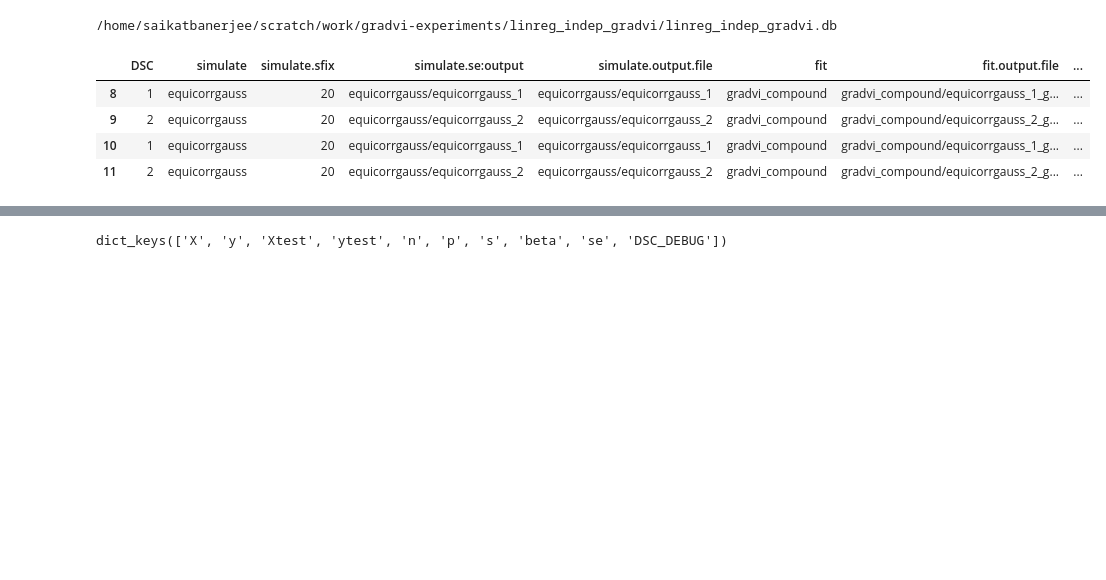
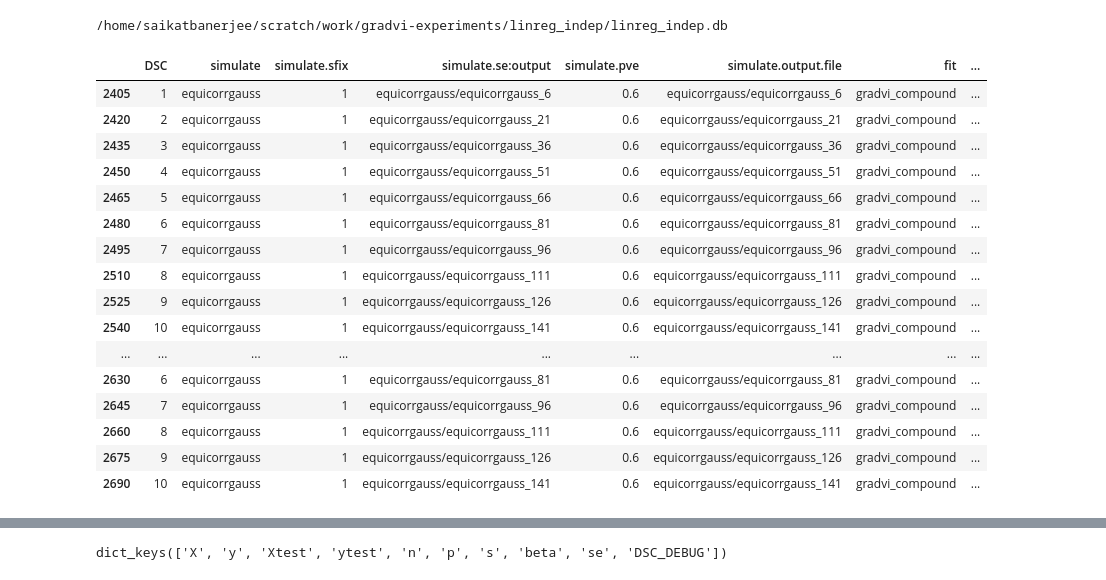
Before and after one commit to banskt/gradvi-experiments, a Jupyter notebook: analysis/dsc_output_gradvi_compound.ipynb, the cells around one changed output, grey strips where cells are left out. Saved outputs shown, nothing was run; the diff lists cells and outputs as text; code cells hidden in the pictures; blank space fills up the shorter version.

```diff
--- a/analysis/dsc_output_gradvi_compound.ipynb
+++ b/analysis/dsc_output_gradvi_compound.ipynb
@@ -25,12 +25,12 @@ def stratify_dfcols(df, condition_list):
         df = stratify_dfcol(df, colname, value)
     return df
 # %%
-dsc_output = "/home/saikatbanerjee/scratch/work/gradvi-experiments/linreg_indep_gradvi"
+dsc_output = "/home/saikatbanerjee/scratch/work/gradvi-experiments/linreg_indep"
 # %%
 db = os.path.join(dsc_output, os.path.basename(os.path.normpath(dsc_output)) + ".db")
 print(db)
 # %% [output]
-/home/saikatbanerjee/scratch/work/gradvi-experiments/linreg_indep_gradvi/linreg_indep_gradvi.db
+/home/saikatbanerjee/scratch/work/gradvi-experiments/linreg_indep/linreg_indep.db
 # %%
 '''
 Target can be any module name, group name
@@ -39,22 +39,34 @@ There are two groups of methods, one of them
 needs to be force removed during query (groups = ["fit_cpt:"])
 '''
 
-target = ["simulate", "simulate.sfix", "fit", "mse.err", "simulate.se", "coef_mse.err"]
+target = ["simulate", "simulate.sfix", "simulate.pve", "fit", "mse.err", "simulate.se", "coef_mse.err"]
 #condition = ["simulate.sfix == 2", "simulate.signal == 'normal'", "simulate.dims == '(50, 200)'"]
 #groups = ["fit_cpt:"]
 condition = [""]
 # %%
 qp = dscQP(db, target, condition)
 qp_df = qp.output_table
 #qp_df
-df_gv   = stratify_dfcols(qp_df, [('simulate.sfix', 20), ('fit', 'gradvi_compound')])
-df_cavi = stratify_dfcols(qp_df, [('simulate.sfix', 20), ('fit', 'mr_ash')])
+df_gv   = stratify_dfcols(qp_df, [('simulate.sfix', 1), ("simulate.pve", 0.6), ('fit', 'gradvi_compound')])
+df_cavi = stratify_dfcols(qp_df, [('simulate.sfix', 1), ("simulate.pve", 0.6), ('fit', 'mr_ash')])
 
 df_gv
 # %% [output]
-|  | DSC | simulate | simulate.sfix | simulate.se:output | simulate.output.file | fit | fit.output.file | ... |
-| 8 | 1 | equicorrgauss | 20 | equicorrgauss/equicorrgauss_1 | equicorrgauss/equicorrgauss_1 | gradvi_compound | gradvi_compound/equicorrgauss_1_g... | ... |
-| 9 | 2 | equicorrgauss | 20 | equicorrgauss/equicorrgauss_2 | equicorrgauss/equicorrgauss_2 | gradvi_compound | gradvi_compound/equicorrgauss_2_g... | ... |
-| 10 | 1 | equicorrgauss | 20 | equicorrgauss/equicorrgauss_1 | equicorrgauss/equicorrgauss_1 | gradvi_compound | gradvi_compound/equicorrgauss_1_g... | ... |
-| 11 | 2 | equicorrgauss | 20 | equicorrgauss/equicorrgauss_2 | equicorrgauss/equicorrgauss_2 | gradvi_compound | gradvi_compound/equicorrgauss_2_g... | ... |
+|  | DSC | simulate | simulate.sfix | simulate.se:output | simulate.pve | simulate.output.file | fit | ... |
+| 2405 | 1 | equicorrgauss | 1 | equicorrgauss/equicorrgauss_6 | 0.6 | equicorrgauss/equicorrgauss_6 | gradvi_compound | ... |
+| 2420 | 2 | equicorrgauss | 1 | equicorrgauss/equicorrgauss_21 | 0.6 | equicorrgauss/equicorrgauss_21 | gradvi_compound | ... |
+| 2435 | 3 | equicorrgauss | 1 | equicorrgauss/equicorrgauss_36 | 0.6 | equicorrgauss/equicorrgauss_36 | gradvi_compound | ... |
+| 2450 | 4 | equicorrgauss | 1 | equicorrgauss/equicorrgauss_51 | 0.6 | equicorrgauss/equicorrgauss_51 | gradvi_compound | ... |
+| 2465 | 5 | equicorrgauss | 1 | equicorrgauss/equicorrgauss_66 | 0.6 | equicorrgauss/equicorrgauss_66 | gradvi_compound | ... |
+| 2480 | 6 | equicorrgauss | 1 | equicorrgauss/equicorrgauss_81 | 0.6 | equicorrgauss/equicorrgauss_81 | gradvi_compound | ... |
+| 2495 | 7 | equicorrgauss | 1 | equicorrgauss/equicorrgauss_96 | 0.6 | equicorrgauss/equicorrgauss_96 | gradvi_compound | ... |
+| 2510 | 8 | equicorrgauss | 1 | equicorrgauss/equicorrgauss_111 | 0.6 | equicorrgauss/equicorrgauss_111 | gradvi_compound | ... |
+| 2525 | 9 | equicorrgauss | 1 | equicorrgauss/equicorrgauss_126 | 0.6 | equicorrgauss/equicorrgauss_126 | gradvi_compound | ... |
+| 2540 | 10 | equicorrgauss | 1 | equicorrgauss/equicorrgauss_141 | 0.6 | equicorrgauss/equicorrgauss_141 | gradvi_compound | ... |
+| ... | ... | ... | ... | ... | ... | ... | ... | ... |
+| 2630 | 6 | equicorrgauss | 1 | equicorrgauss/equicorrgauss_81 | 0.6 | equicorrgauss/equicorrgauss_81 | gradvi_compound | ... |
+| 2645 | 7 | equicorrgauss | 1 | equicorrgauss/equicorrgauss_96 | 0.6 | equicorrgauss/equicorrgauss_96 | gradvi_compound | ... |
+| 2660 | 8 | equicorrgauss | 1 | equicorrgauss/equicorrgauss_111 | 0.6 | equicorrgauss/equicorrgauss_111 | gradvi_compound | ... |
+| 2675 | 9 | equicorrgauss | 1 | equicorrgauss/equicorrgauss_126 | 0.6 | equicorrgauss/equicorrgauss_126 | gradvi_compound | ... |
+| 2690 | 10 | equicorrgauss | 1 | equicorrgauss/equicorrgauss_141 | 0.6 | equicorrgauss/equicorrgauss_141 | gradvi_compound | ... |
 # %%
```
Also changed, not shown: parts of 23 cells of this notebook, 2 other files.
